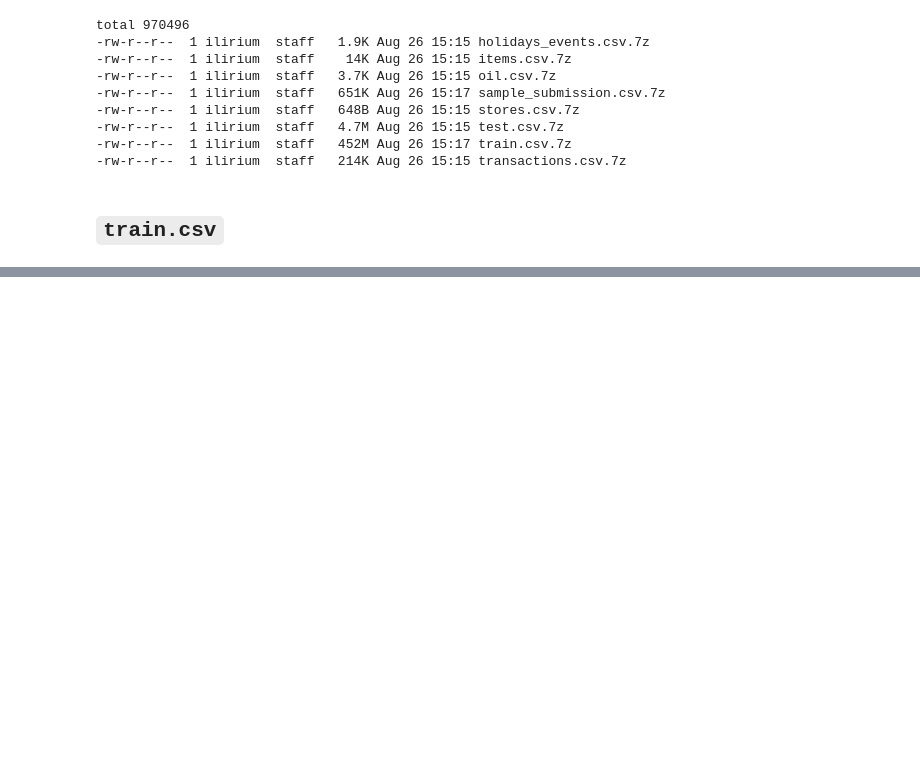
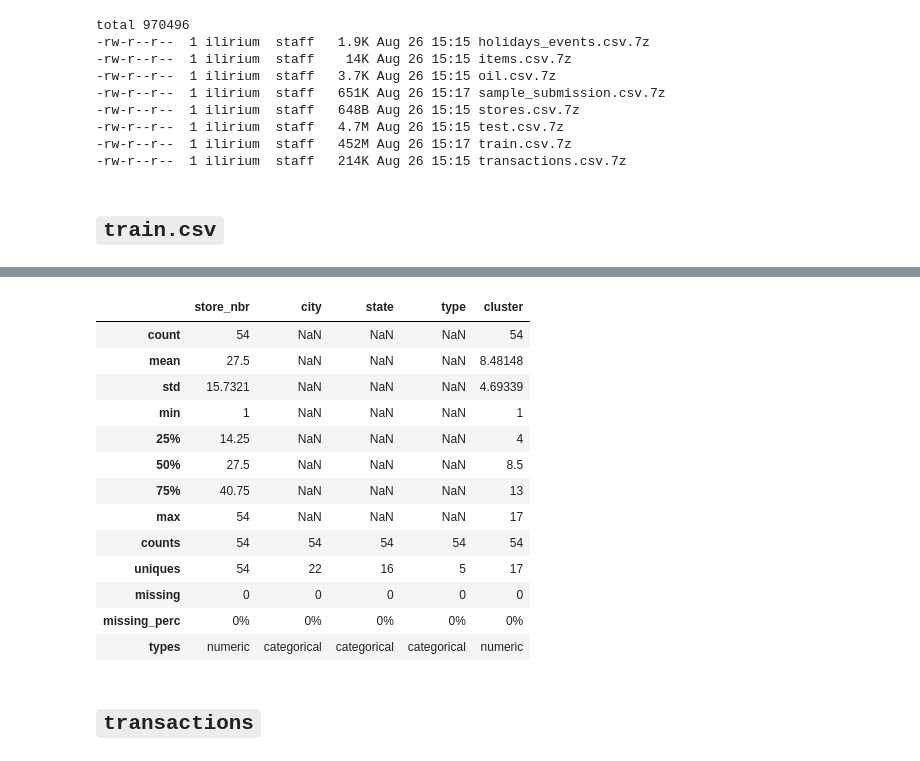
Before and after one commit to ilirium/kaggle-favorita, a Jupyter notebook: favorita-01.ipynb, the cells around one changed output, grey strips where cells are left out. Saved outputs shown, nothing was run; the diff lists cells and outputs as text; code cells hidden in the pictures; blank space fills up the shorter version.

```diff
--- a/favorita-01.ipynb
+++ b/favorita-01.ipynb
@@ -64,0 +215,2 @@ table_names = ['holidays_events.csv', 'items.csv', 'oil.csv', 'stores.csv', 'tra
+# %%
+stores = pd.read_csv(f'{PATH}{table_names[3]}.csv', low_memory=False)
@@ -64,0 +226,19 @@ table_names = ['holidays_events.csv', 'items.csv', 'oil.csv', 'stores.csv', 'tra
+# %%
+DataFrameSummary(stores).summary()
+# %% [output]
+|  | store_nbr | city | state | type | cluster |
+| count | 54 | NaN | NaN | NaN | 54 |
+| mean | 27.5 | NaN | NaN | NaN | 8.48148 |
+| std | 15.7321 | NaN | NaN | NaN | 4.69339 |
+| min | 1 | NaN | NaN | NaN | 1 |
+| 25% | 14.25 | NaN | NaN | NaN | 4 |
+| 50% | 27.5 | NaN | NaN | NaN | 8.5 |
+| 75% | 40.75 | NaN | NaN | NaN | 13 |
+| max | 54 | NaN | NaN | NaN | 17 |
+| counts | 54 | 54 | 54 | 54 | 54 |
+| uniques | 54 | 22 | 16 | 5 | 17 |
+| missing | 0 | 0 | 0 | 0 | 0 |
+| missing_perc | 0% | 0% | 0% | 0% | 0% |
+| types | numeric | categorical | categorical | categorical | numeric |
+# %% [markdown]
+## `transactions`
```
Also changed, not shown: parts of 51 cells of this notebook.
